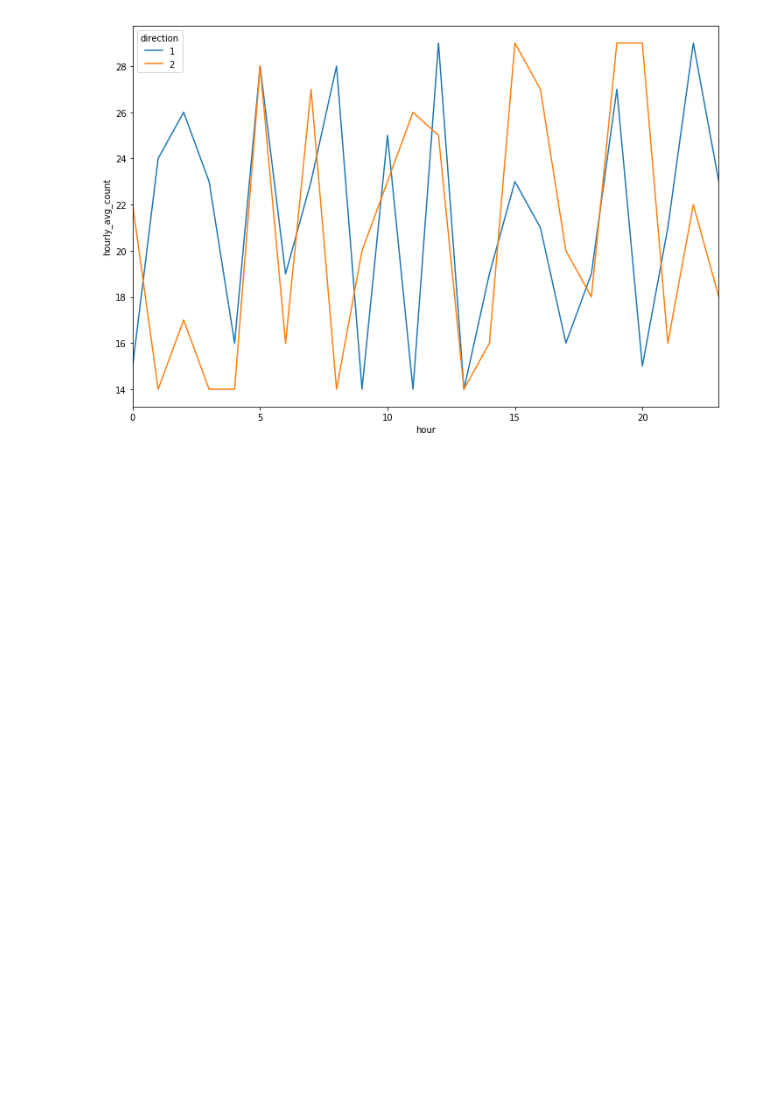
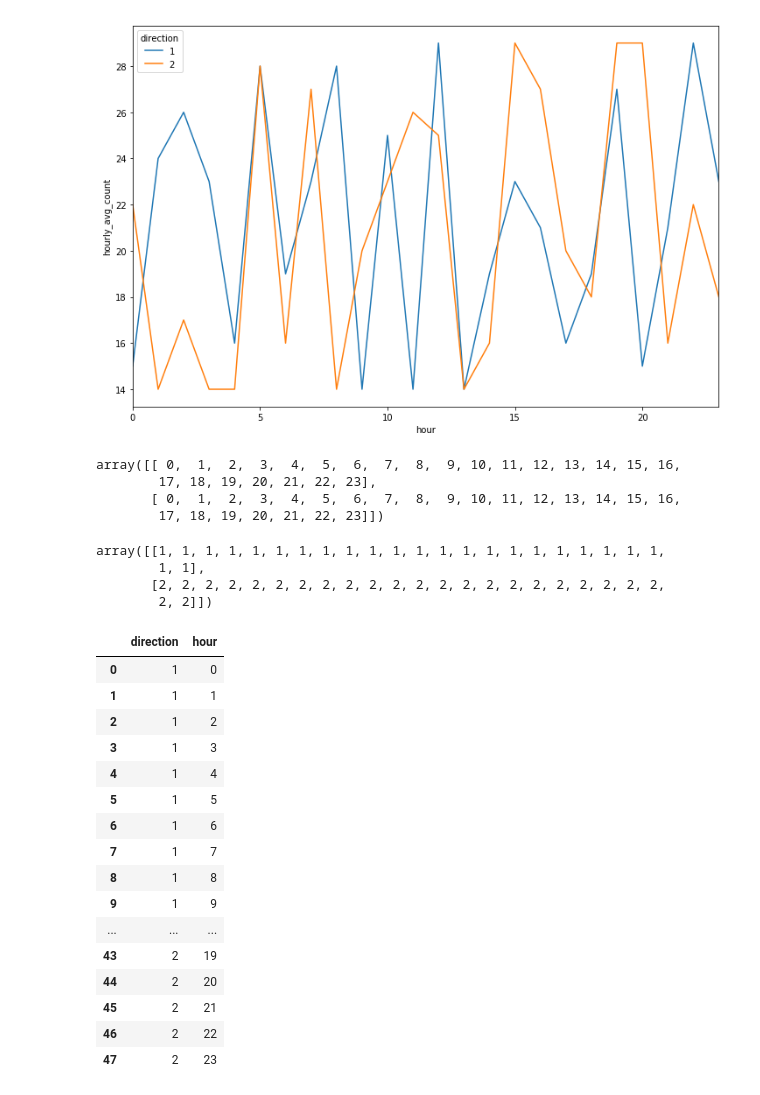
Before and after one commit to josechudev/GeneExpressionBiClustering, a Jupyter notebook: Notebooks/Test Spherical K-Means.ipynb, the cells around one changed output. Drawn from its saved outputs; the diff is of its cells as text; code cells hidden in the pictures; blank space fills up the shorter version.

```diff
--- a/Notebooks/Test Spherical K-Means.ipynb
+++ b/Notebooks/Test Spherical K-Means.ipynb
@@ -55,3 +56,41 @@ sns.tsplot(df, time='hour', unit = "direction",
 plt.show()
 # %% [output]
 [figure]
+# %%
+hour, direction = np.meshgrid(np.arange(24), np.arange(1,3))
+# %%
+hour
+# %% [output]
+array([[ 0,  1,  2,  3,  4,  5,  6,  7,  8,  9, 10, 11, 12, 13, 14, 15, 16,
+        17, 18, 19, 20, 21, 22, 23],
+       [ 0,  1,  2,  3,  4,  5,  6,  7,  8,  9, 10, 11, 12, 13, 14, 15, 16,
+        17, 18, 19, 20, 21, 22, 23]])
+# %%
+direction
+# %% [output]
+array([[1, 1, 1, 1, 1, 1, 1, 1, 1, 1, 1, 1, 1, 1, 1, 1, 1, 1, 1, 1, 1, 1,
+        1, 1],
+       [2, 2, 2, 2, 2, 2, 2, 2, 2, 2, 2, 2, 2, 2, 2, 2, 2, 2, 2, 2, 2, 2,
+        2, 2]])
+# %%
+df = pd.DataFrame({"hour": hour.flatten(), "direction": direction.flatten()})
+# %%
+df
+# %% [output]
+|  | direction | hour |
+| 0 | 1 | 0 |
+| 1 | 1 | 1 |
+| 2 | 1 | 2 |
+| 3 | 1 | 3 |
+| 4 | 1 | 4 |
+| 5 | 1 | 5 |
+| 6 | 1 | 6 |
+| 7 | 1 | 7 |
+| 8 | 1 | 8 |
+| 9 | 1 | 9 |
+| ... | ... | ... |
+| 43 | 2 | 19 |
+| 44 | 2 | 20 |
+| 45 | 2 | 21 |
+| 46 | 2 | 22 |
+| 47 | 2 | 23 |
```
Also changed, not shown: parts of 4 cells of this notebook.
